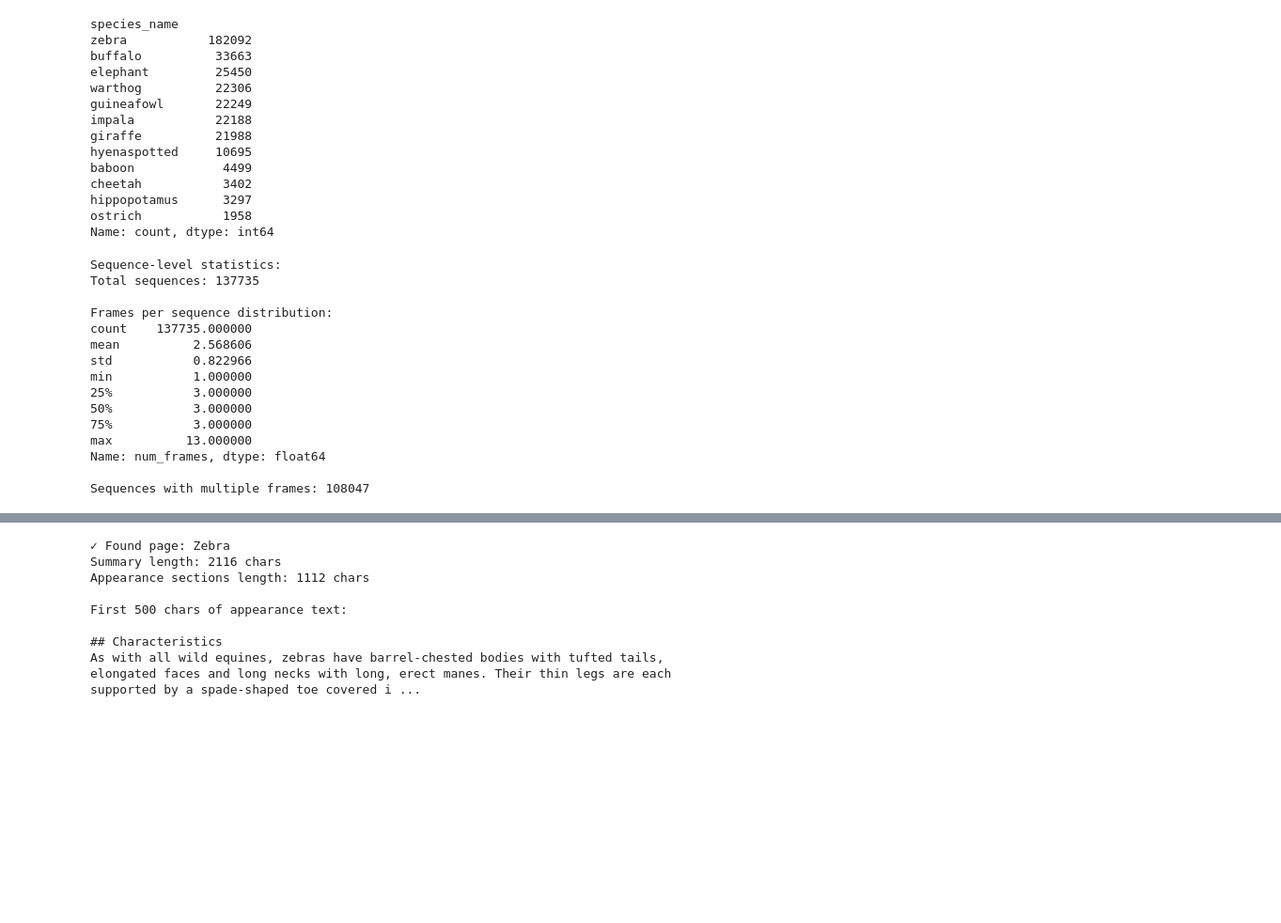
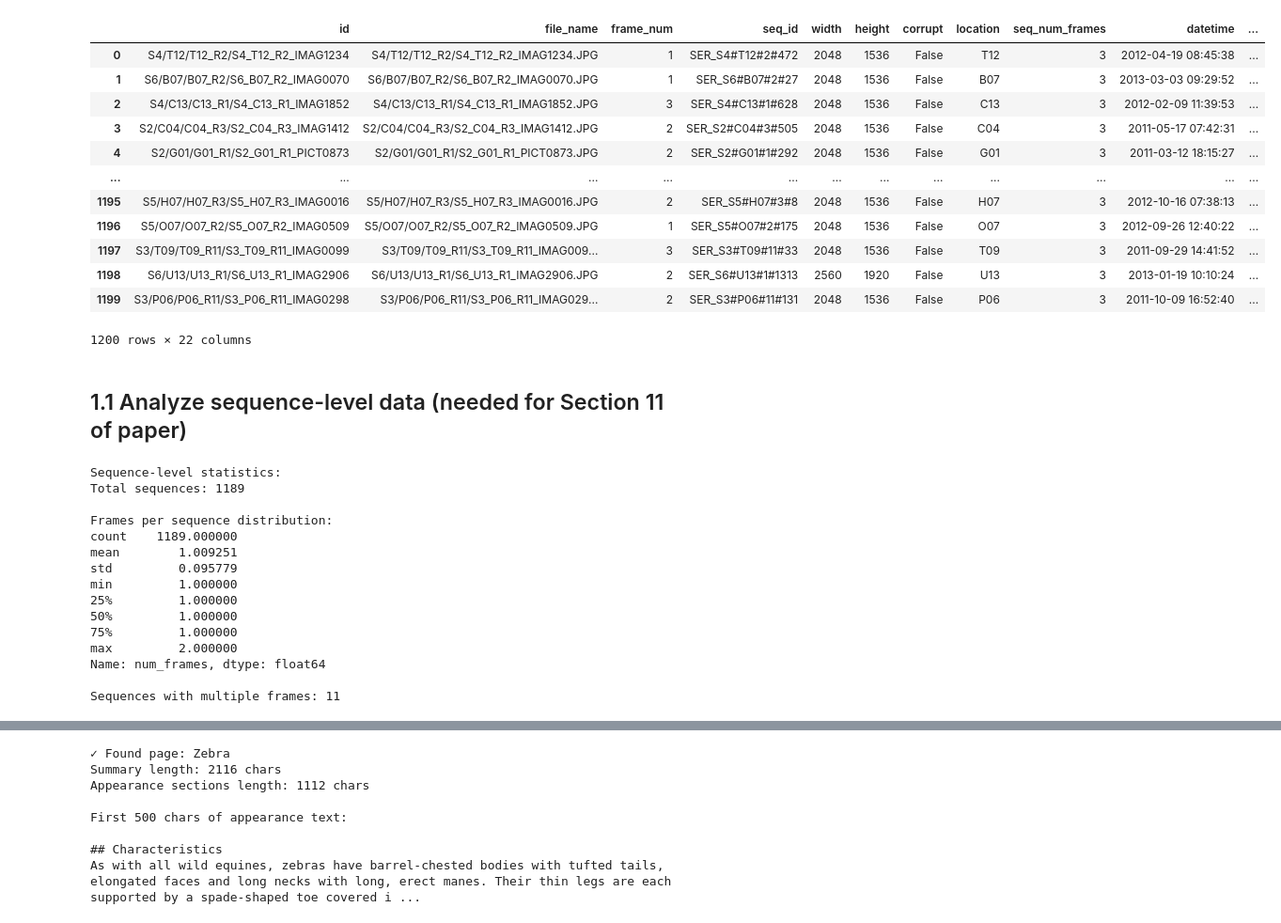
Before and after one commit to LuizAlencar17/WildMatch, a Jupyter notebook: notebooks/create_dataset.ipynb, the cells around one changed output, grey strips where cells are left out. Shown at 94% size. Saved outputs shown, nothing was run; the diff lists cells and outputs as text; code cells hidden in the pictures; blank space fills up the shorter version.

```diff
--- a/notebooks/create_dataset.ipynb
+++ b/notebooks/create_dataset.ipynb
@@ -202,32 +204,0 @@ See the caveats in the documentation: https://pandas.pydata.org/pandas-docs/stab
-# %%
-SPECIES_TO_INCLUDE = [
-  "elephant",
-  "ostrich",
-  "zebra",
-  "cheetah",
-  "hippopotamus",
-  "baboon",
-  "buffalo",
-  "giraffe",
-  "warthog",
-  "guineafowl",
-  "hyenaspotted",
-  "impala"
-]
-df = df[df['species_name'].isin(SPECIES_TO_INCLUDE)]
-df['species_name'].value_counts()
-# %% [output]
-species_name
-zebra           182092
-buffalo          33663
-elephant         25450
-warthog          22306
-guineafowl       22249
-impala           22188
-giraffe          21988
-hyenaspotted     10695
-baboon            4499
-cheetah           3402
-hippopotamus      3297
-ostrich           1958
-Name: count, dtype: int64
@@ -290,7 +214,25 @@ df_balanced.to_csv('../data/serengeti/dataset.csv', index=False)
+# %%
+df_balanced =  pd.read_csv(CSV_PATH)
+df_balanced
+# %% [output]
+|  | id | file_name | frame_num | seq_id | width | height | corrupt | location | seq_num_frames | datetime | ... |
+| 0 | S4/T12/T12_R2/S4_T12_R2_IMAG1234 | S4/T12/T12_R2/S4_T12_R2_IMAG1234.JPG | 1 | SER_S4#T12#2#472 | 2048 | 1536 | False | T12 | 3 | 2012-04-19 08:45:38 | ... |
+| 1 | S6/B07/B07_R2/S6_B07_R2_IMAG0070 | S6/B07/B07_R2/S6_B07_R2_IMAG0070.JPG | 1 | SER_S6#B07#2#27 | 2048 | 1536 | False | B07 | 3 | 2013-03-03 09:29:52 | ... |
+| 2 | S4/C13/C13_R1/S4_C13_R1_IMAG1852 | S4/C13/C13_R1/S4_C13_R1_IMAG1852.JPG | 3 | SER_S4#C13#1#628 | 2048 | 1536 | False | C13 | 3 | 2012-02-09 11:39:53 | ... |
+| 3 | S2/C04/C04_R3/S2_C04_R3_IMAG1412 | S2/C04/C04_R3/S2_C04_R3_IMAG1412.JPG | 2 | SER_S2#C04#3#505 | 2048 | 1536 | False | C04 | 3 | 2011-05-17 07:42:31 | ... |
+| 4 | S2/G01/G01_R1/S2_G01_R1_PICT0873 | S2/G01/G01_R1/S2_G01_R1_PICT0873.JPG | 2 | SER_S2#G01#1#292 | 2048 | 1536 | False | G01 | 3 | 2011-03-12 18:15:27 | ... |
+| ... | ... | ... | ... | ... | ... | ... | ... | ... | ... | ... | ... |
+| 1195 | S5/H07/H07_R3/S5_H07_R3_IMAG0016 | S5/H07/H07_R3/S5_H07_R3_IMAG0016.JPG | 2 | SER_S5#H07#3#8 | 2048 | 1536 | False | H07 | 3 | 2012-10-16 07:38:13 | ... |
+| 1196 | S5/O07/O07_R2/S5_O07_R2_IMAG0509 | S5/O07/O07_R2/S5_O07_R2_IMAG0509.JPG | 1 | SER_S5#O07#2#175 | 2048 | 1536 | False | O07 | 3 | 2012-09-26 12:40:22 | ... |
+| 1197 | S3/T09/T09_R11/S3_T09_R11_IMAG0099 | S3/T09/T09_R11/S3_T09_R11_IMAG009... | 3 | SER_S3#T09#11#33 | 2048 | 1536 | False | T09 | 3 | 2011-09-29 14:41:52 | ... |
+| 1198 | S6/U13/U13_R1/S6_U13_R1_IMAG2906 | S6/U13/U13_R1/S6_U13_R1_IMAG2906.JPG | 2 | SER_S6#U13#1#1313 | 2560 | 1920 | False | U13 | 3 | 2013-01-19 10:10:24 | ... |
+| 1199 | S3/P06/P06_R11/S3_P06_R11_IMAG0298 | S3/P06/P06_R11/S3_P06_R11_IMAG029... | 2 | SER_S3#P06#11#131 | 2048 | 1536 | False | P06 | 3 | 2011-10-09 16:52:40 | ... |
+1200 rows × 22 columns
+# %% [markdown]
+## 1.1 Analyze sequence-level data (needed for Section 11 of paper)
 # %%
-# Step 2: Analyze sequence-level data (needed for Section 11 of paper)
 # Group by sequence to see how many frames per sequence
-sequence_stats = df.groupby('seq_id').agg({
+sequence_stats = df_balanced.groupby('seq_id').agg({
     'id': 'count',  # Number of frames
     'species_name': 'first',  # Species (should be same across sequence)
     'datetime': ['min', 'max']  # Time range
@@ -306,20 +248,20 @@ print(sequence_stats['num_frames'].describe())
 print(f"\nSequences with multiple frames: {(sequence_stats['num_frames'] > 1).sum()}")
 # %% [output]
 Sequence-level statistics:
-Total sequences: 137735
+Total sequences: 1189
 
 Frames per sequence distribution:
-count    137735.000000
-mean          2.568606
-std           0.822966
-min           1.000000
-25%           3.000000
-50%           3.000000
-75%           3.000000
-max          13.000000
+count    1189.000000
+mean        1.009251
+std         0.095779
+min         1.000000
+25%         1.000000
+50%         1.000000
+75%         1.000000
+max         2.000000
 Name: num_frames, dtype: float64
 
-Sequences with multiple frames: 108047
+Sequences with multiple frames: 11
 # %%
 sequence_stats
 # %% [output]
```
Also changed, not shown: parts of 25 cells of this notebook, 3 other files.
